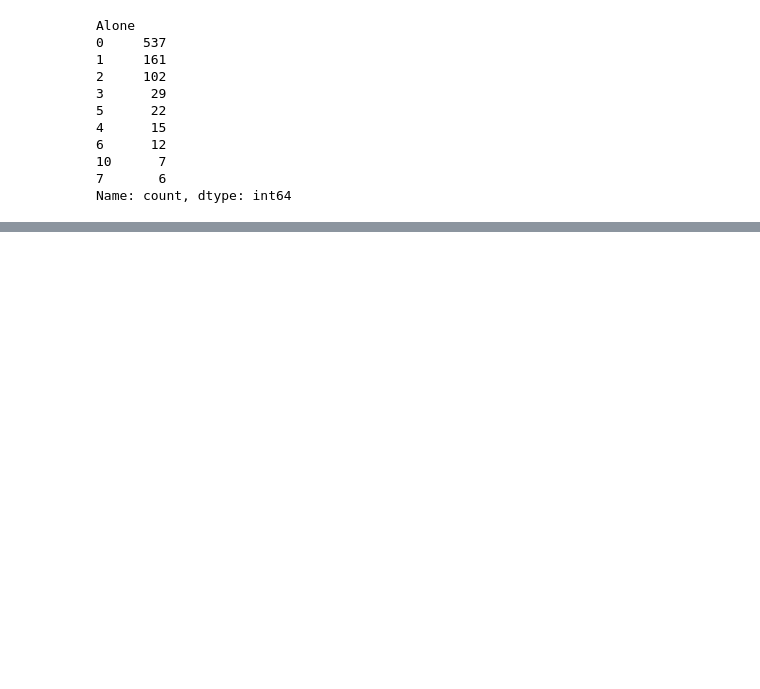
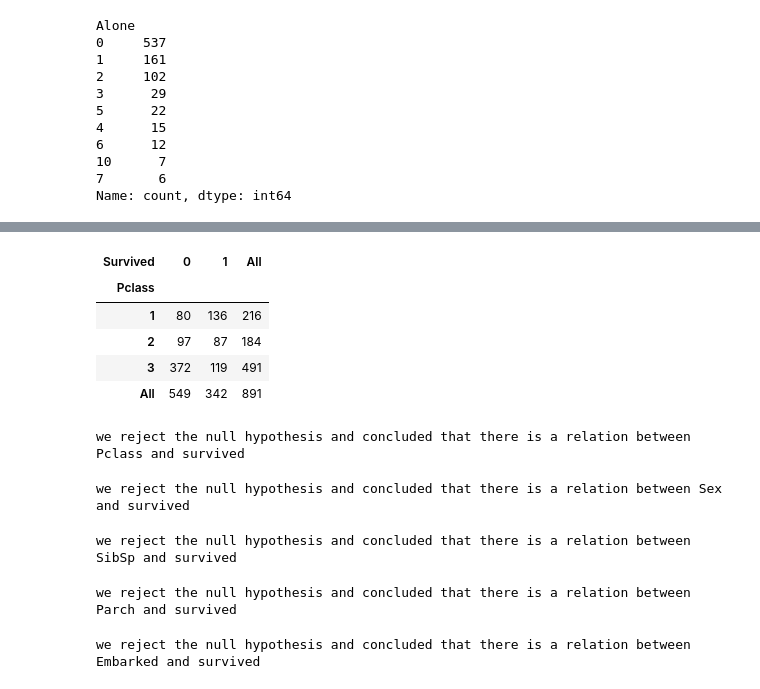
Before and after one commit to sanjaychauhan001/machine-learning, a Jupyter notebook: college ppt/titanic_kaggle_cm.ipynb, the cells around one changed output, grey strips where cells are left out. Drawn from its saved outputs; the diff is of its cells as text; code cells hidden in the pictures; blank space fills up the shorter version.

```diff
--- a/Techinques/titanic_kaggle_cm.ipynb
+++ b/college ppt/titanic_kaggle_cm.ipynb
@@ -279,0 +378,55 @@ px.bar(x=df[(df['Age_grop']=='child') & (df['Survived']==0)]['Sex'].value_counts
+# %%
+# contingency table
+observed_frequencies = pd.crosstab(index=df['Pclass'],columns=df['Survived'],margins=True)
+observed_frequencies
+# %% [output]
+| Survived | 0 | 1 | All |
+| Pclass |  |  |  |
+| 1 | 80 | 136 | 216 |
+| 2 | 97 | 87 | 184 |
+| 3 | 372 | 119 | 491 |
+| All | 549 | 342 | 891 |
+# %%
+chi2_stat, p_val, dof, expected_freq = chi2_contingency(observed_frequencies)
+if p_val<0.05:
+    print(f"we reject the null hypothesis and concluded that there is a relation between Pclass and survived")
+else:
+    print("there is no relation between pclass and survived")
+# %% [output]
+we reject the null hypothesis and concluded that there is a relation between Pclass and survived
+# %%
+observed_frequencies = pd.crosstab(index=df['Sex'],columns=df['Survived'],margins=True)
+chi2_stat, p_val, dof, expected_freq = chi2_contingency(observed_frequencies)
+if p_val<0.05:
+    print(f"we reject the null hypothesis and concluded that there is a relation between Sex and survived")
+else:
+    print("there is no relation between pclass and survived")
+# %% [output]
+we reject the null hypothesis and concluded that there is a relation between Sex and survived
+# %%
+observed_frequencies = pd.crosstab(index=df['SibSp'],columns=df['Survived'],margins=True)
+chi2_stat, p_val, dof, expected_freq = chi2_contingency(observed_frequencies)
+if p_val<0.05:
+    print(f"we reject the null hypothesis and concluded that there is a relation between SibSp and survived")
+else:
+    print("there is no relation between pclass and survived")
+# %% [output]
+we reject the null hypothesis and concluded that there is a relation between SibSp and survived
+# %%
+observed_frequencies = pd.crosstab(index=df['Parch'],columns=df['Survived'],margins=True)
+chi2_stat, p_val, dof, expected_freq = chi2_contingency(observed_frequencies)
+if p_val<0.05:
+    print(f"we reject the null hypothesis and concluded that there is a relation between Parch and survived")
+else:
+    print("there is no relation between pclass and survived")
+# %% [output]
+we reject the null hypothesis and concluded that there is a relation between Parch and survived
+# %%
+observed_frequencies = pd.crosstab(index=df['Embarked'],columns=df['Survived'],margins=True)
+chi2_stat, p_val, dof, expected_freq = chi2_contingency(observed_frequencies)
+if p_val<0.05:
+    print(f"we reject the null hypothesis and concluded that there is a relation between Embarked and survived")
+else:
+    print("there is no relation between pclass and survived")
+# %% [output]
+we reject the null hypothesis and concluded that there is a relation between Embarked and survived
```
Also changed, not shown: parts of 33 cells of this notebook, 9 other files.
